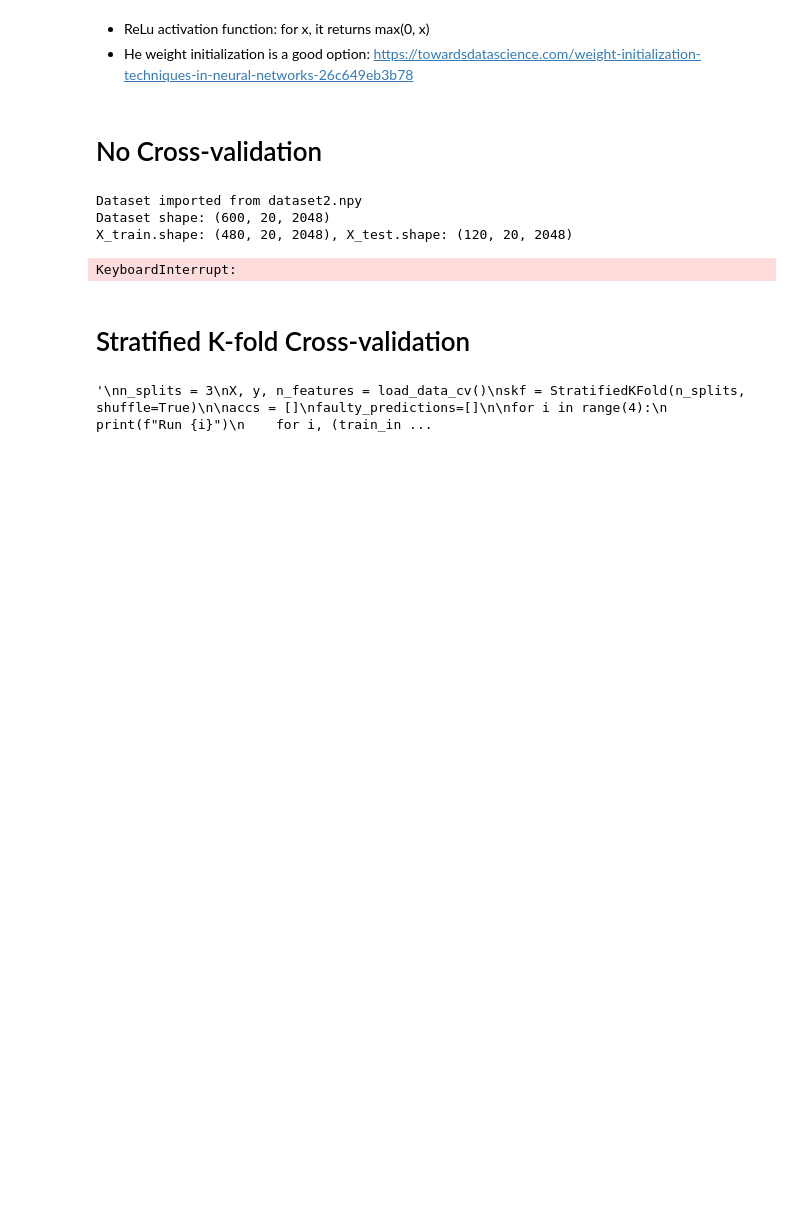
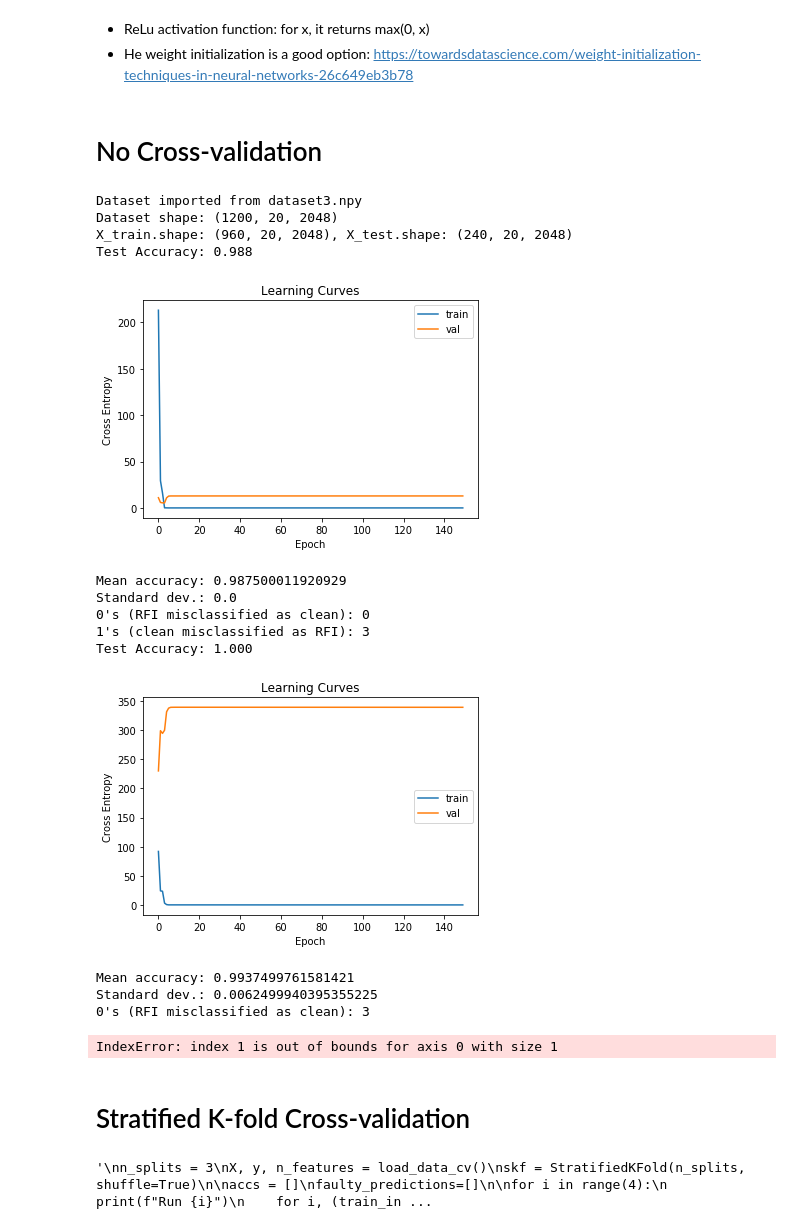
Before and after one commit to musicbyjing/cosmic_dawn_rfi, a Jupyter notebook: classification.ipynb, the cells around one changed output. Cells and saved outputs as stored; diff of their text form; code cells hidden in the pictures; blank space fills up the shorter version.

```diff
--- a/classification.ipynb
+++ b/classification.ipynb
@@ -72,7 +79,7 @@ def train_and_evaluate_model(model, X_train, y_train, X_test, y_test):
     tensorboard_callback = tf.keras.callbacks.TensorBoard(log_dir=log_dir, histogram_freq=1)
 
     # fit the model
-    history = model.fit(X_train, y_train, epochs=40, batch_size=32, verbose=0, validation_split=0.2, callbacks=[tensorboard_callback])
+    history = model.fit(X_train, y_train, epochs=150, batch_size=32, verbose=0, validation_split=0.2, callbacks=[tensorboard_callback])
 
     # evaluate the model
     loss, acc = model.evaluate(X_test, y_test, verbose=0)
@@ -100,8 +107,10 @@ def print_stats(accs, faulty_predictions, predictions):
     l = []
     for val in faulty_predictions:
         l.append(predictions[val])
-    print(f"0's (RFI misclassified as clean): {np.bincount(l)[0]}")
-    print(f"1's (clean misclassified as RFI): {np.bincount(l)[1]}")
+    if np.bincount(l)[0]:
+        print(f"0's (RFI misclassified as clean): {np.bincount(l)[0]}")
+    if np.bincount(l)[1]:
+        print(f"1's (clean misclassified as RFI): {np.bincount(l)[1]}")
 
 def show_learning_curves(history):
     plt.title('Learning Curves')
@@ -109,7 +118,7 @@ def show_learning_curves(history):
     plt.ylabel('Cross Entropy')
     plt.plot(history.history['loss'], label='train')
     plt.plot(history.history['val_loss'], label='val')
-    plt.yscale("log")
+#     plt.yscale("log")
     plt.legend()
     plt.show()
 
@@ -124,32 +133,42 @@ def show_layer_outputs(model, X):
 # %% [markdown]
 # No Cross-validation
 # %%
-X, y, X_train, y_train, X_test, y_test, n_features = load_data('dataset2.npy', 'labels2.npy')
+X, y, X_train, y_train, X_test, y_test, n_features = load_data('dataset3.npy', 'labels3.npy')
 faulty_predictions = []
 accs = []
 
 
-# for i in range(4):
+for i in range(4):
+    model = None
+    model = create_model(n_features)
 
-model = None
-model = create_model(n_features)
+    history, acc, predictions = train_and_evaluate_model(model, X_train, y_train, X_test, y_test)
+    accs.append(acc)
+    faulty_predictions.extend(get_faulty_predictions(predictions, y_test))
 
-history, acc, predictions = train_and_evaluate_model(model, X_train, y_train, X_test, y_test)
-accs.append(acc)
-faulty_predictions.extend(get_faulty_predictions(predictions, y_test))
+    show_learning_curves(history)
 
-show_learning_curves(history)
-
-print_stats(accs, faulty_predictions, predictions)
+    print_stats(accs, faulty_predictions, predictions)
 
 
 
 # print(layer_output.shape)
 # %% [output]
-Dataset imported from dataset2.npy
-Dataset shape: (600, 20, 2048)
-X_train.shape: (480, 20, 2048), X_test.shape: (120, 20, 2048)
+Dataset imported from dataset3.npy
+Dataset shape: (1200, 20, 2048)
+X_train.shape: (960, 20, 2048), X_test.shape: (240, 20, 2048)
+Test Accuracy: 0.988
+[figure, added]
-KeyboardInterrupt:
+Mean accuracy: 0.987500011920929
+Standard dev.: 0.0
+0's (RFI misclassified as clean): 0
+1's (clean misclassified as RFI): 3
+Test Accuracy: 1.000
+[figure, added]
+Mean accuracy: 0.9937499761581421
+Standard dev.: 0.0062499940395355225
+0's (RFI misclassified as clean): 3
+IndexError: index 1 is out of bounds for axis 0 with size 1
 # %%
 # SHOW INTERMEDIATE LAYERS
 
```
Also changed, not shown: parts of 1 cell of this notebook, 1 other file.
